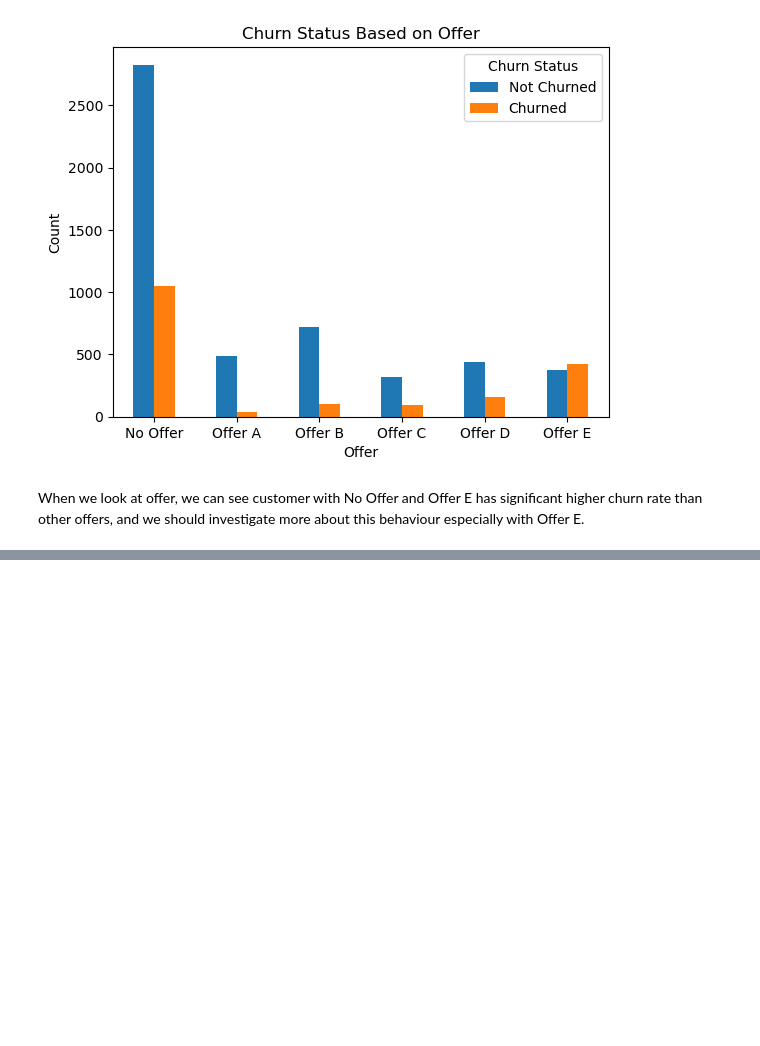
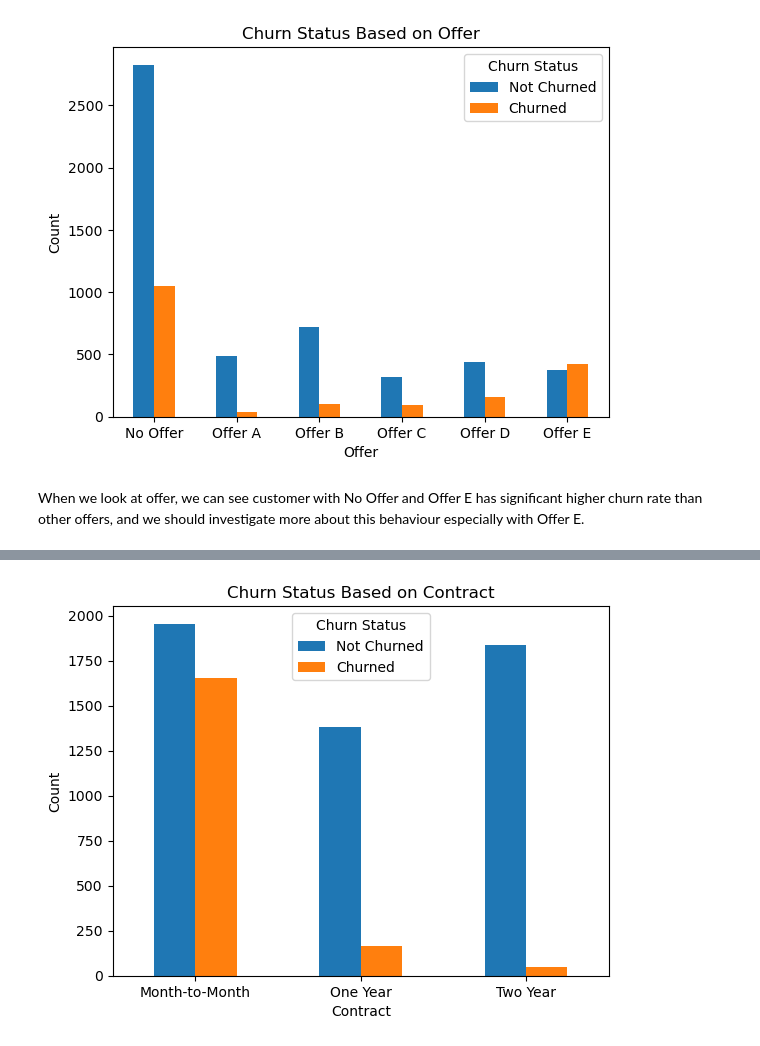
Before and after one commit to Jacky-Lam-CY/PROG74010-DataProject, a Jupyter notebook: PROG74010-DataProject.ipynb, the cells around one changed output, grey strips where cells are left out. Saved outputs shown, nothing was run; the diff lists cells and outputs as text; code cells hidden in the pictures; blank space fills up the shorter version.

```diff
--- a/PROG74010-DataProject.ipynb
+++ b/PROG74010-DataProject.ipynb
@@ -900,0 +921,4 @@ When we look at offer, we can see customer with No Offer and Offer E has signifi
+# %%
+plot_bar_chart_by_churn_value('Contract')
+# %% [output]
+[figure, added]
```
Also changed, not shown: parts of 10 cells of this notebook.
